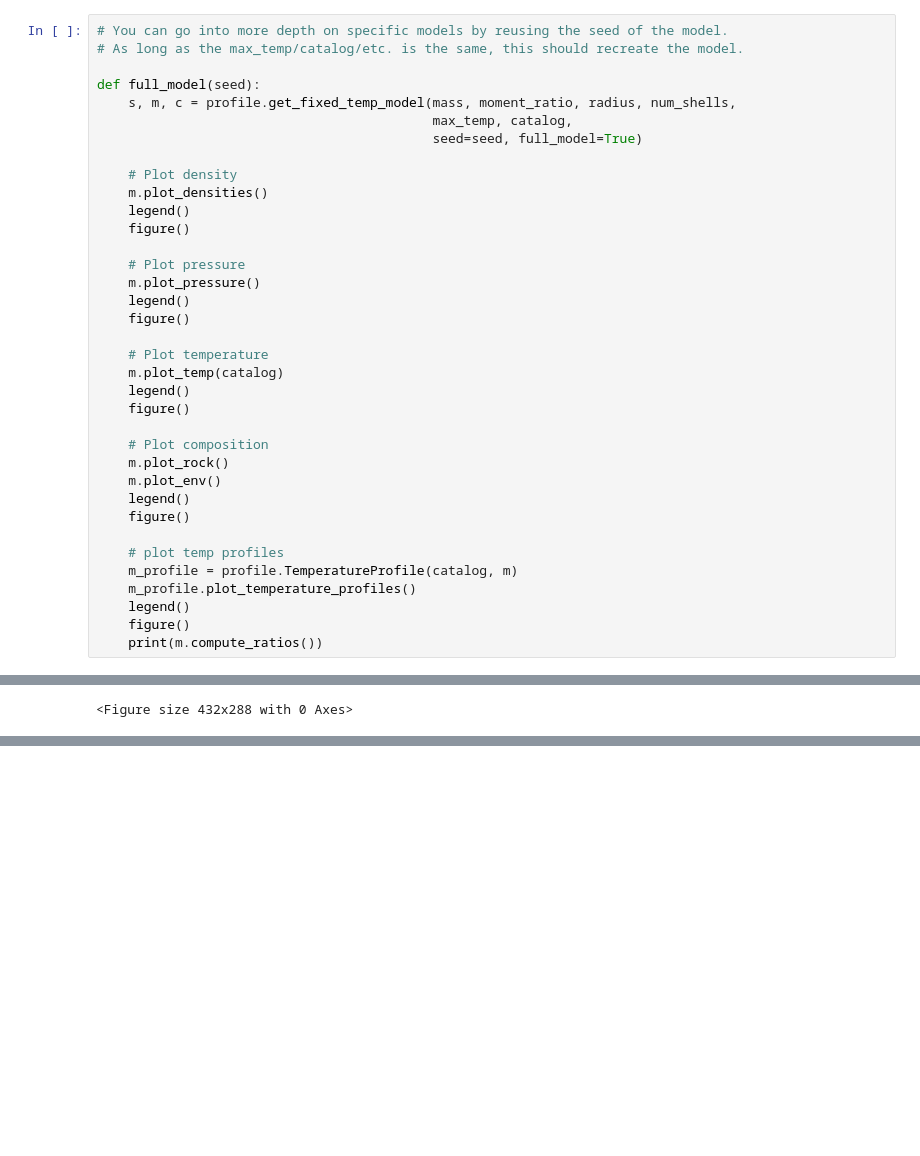
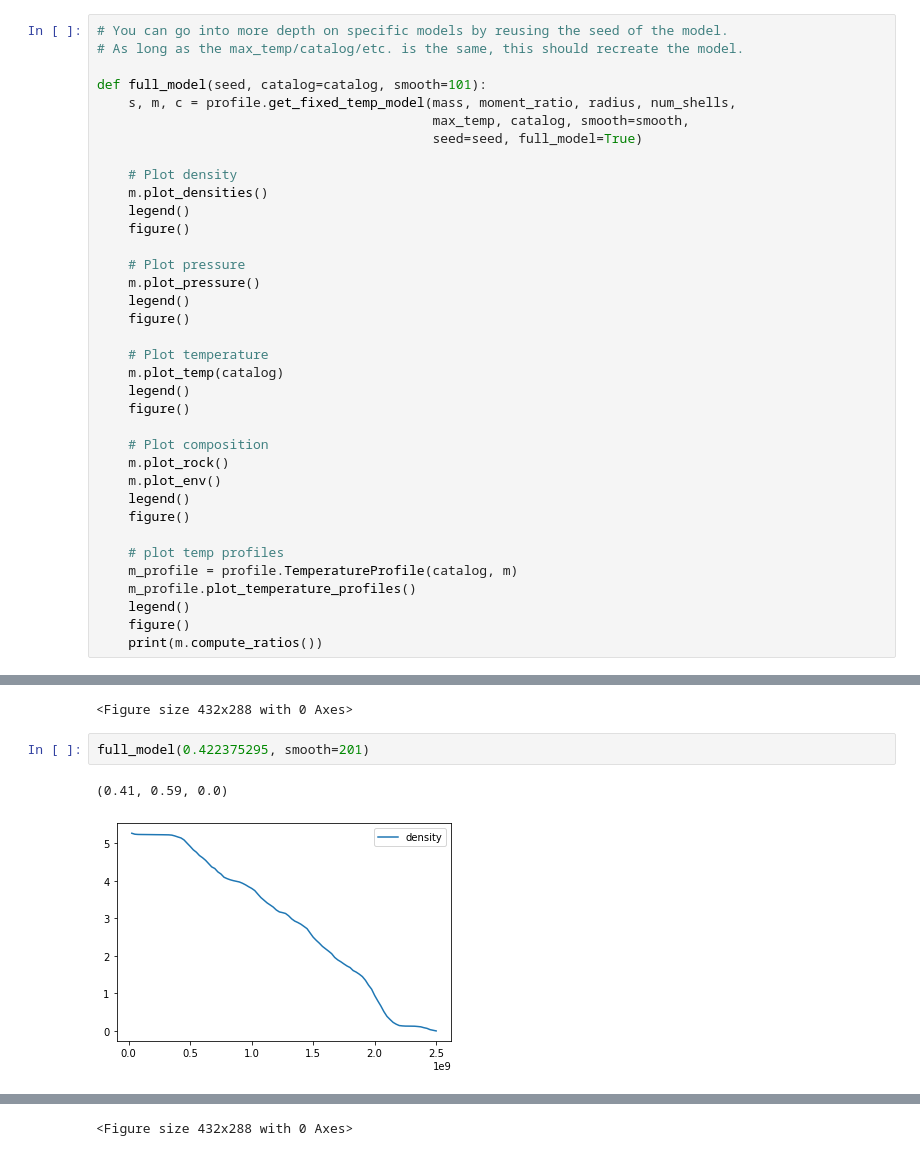
Before and after one commit to podolak/mcplanet, a Jupyter notebook: max_composition_planets.ipynb, the cells around one changed output, grey strips where cells are left out. Saved outputs shown, nothing was run; the diff lists cells and outputs as text; blank space fills up the shorter version.

Commit message:
Add files via upload
Adding "smooth" and "catalog" options to full_model.

```diff
--- a/max_composition_planets.ipynb
+++ b/max_composition_planets.ipynb
@@ -70,9 +54,9 @@ for i in range(1000):
 # You can go into more depth on specific models by reusing the seed of the model.
 # As long as the max_temp/catalog/etc. is the same, this should recreate the model.
 
-def full_model(seed):
+def full_model(seed, catalog=catalog, smooth=101):
     s, m, c = profile.get_fixed_temp_model(mass, moment_ratio, radius, num_shells,
-                                           max_temp, catalog,
+                                           max_temp, catalog, smooth=smooth,
                                            seed=seed, full_model=True)
 
     # Plot density
@@ -115,3 +99,8 @@ full_model(0.432223249)
 [figure]
 [figure]
 <Figure size 432x288 with 0 Axes>
+# %%
+full_model(0.422375295, smooth=201)
+# %% [output]
+(0.41, 0.59, 0.0)
+[figure, added]
@@ -117,0 +111 @@ full_model(0.432223249)
+<Figure size 432x288 with 0 Axes>
```
Also changed, not shown: parts of 2 cells of this notebook.
